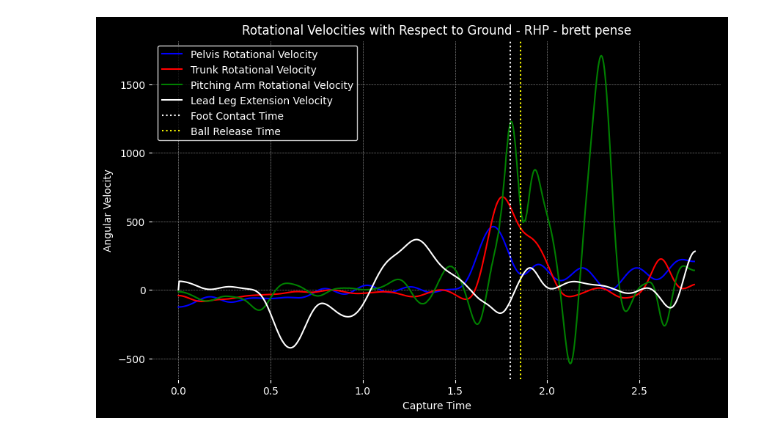
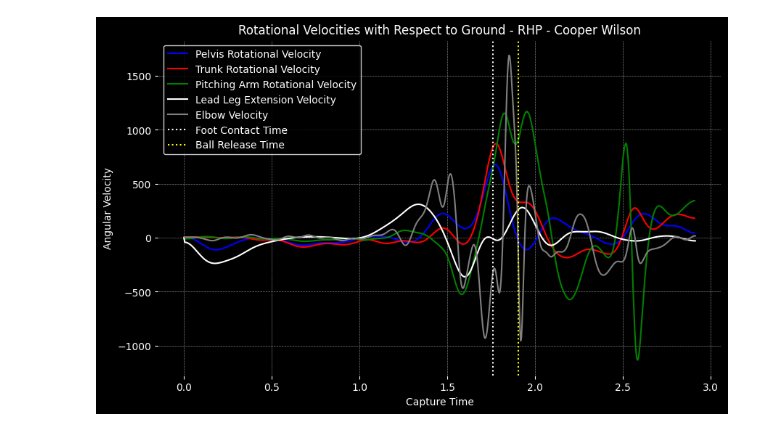
Before and after one commit to sruby8/uplift.ai, a Jupyter notebook: Chart_Uplift_trunk_pelvis_arm.ipynb, the cells around one changed output. Saved outputs shown, nothing was run; the diff lists cells and outputs as text; code cells hidden in the pictures.

```diff
--- a/Chart_Uplift_trunk_pelvis_arm.ipynb
+++ b/Chart_Uplift_trunk_pelvis_arm.ipynb
@@ -5,7 +5,7 @@ import pandas as pd
 import matplotlib.pyplot as plt
 
 # Load dataset
-file_path = "./uplift_data_export_20250118001337.csv"
+file_path = "./uplift_data_export_20250319024322.csv"
 data = pd.read_csv(file_path)
 
 # Define column names
@@ -15,6 +15,8 @@ trunk_velocity_col = "trunk_rotational_velocity_with_respect_to_ground"
 pelvis_velocity_col = "pelvis_rotational_velocity_with_respect_to_ground"
 left_arm_velocity_col = "left_arm_rotational_velocity_with_respect_to_ground"
 right_arm_velocity_col = "right_arm_rotational_velocity_with_respect_to_ground"
+left_elbow_velocity_col = "left_elbow_flexion_velocity"
+right_elbow_velocity_col = "right_elbow_flexion_velocity"
 right_knee_velocity_col = "right_knee_extension_velocity"
 left_knee_velocity_col = "left_knee_extension_velocity"
 foot_contact_time_col = "foot_contact_time"
@@ -31,23 +33,30 @@ pitcherhand = "LHP" if pitcher_handedness == "left" else "RHP"
 # Select appropriate columns based on handedness
 if pitcherhand == "LHP":
     arm_velocity_col = left_arm_velocity_col
+    elbow_velocity_col = left_elbow_velocity_col
     lead_leg_velocity_col = right_knee_velocity_col  # Lead leg for left-handers
 else:
     arm_velocity_col = right_arm_velocity_col
+    elbow_velocity_col = right_elbow_velocity_col
     lead_leg_velocity_col = left_knee_velocity_col  # Lead leg for right-handers
 
 # Extract the necessary columns
-subset_data = data[[handedness_col, arm_velocity_col, time_col, trunk_velocity_col,
+subset_data = data[[handedness_col, arm_velocity_col, elbow_velocity_col, time_col, trunk_velocity_col,
                     pelvis_velocity_col, lead_leg_velocity_col, foot_contact_time_col, ball_release_time_col]].copy()
 
 # Rename columns for clarity
-subset_data.columns = ["handedness", "arm_velocity", "time", "trunk_velocity",
+subset_data.columns = ["handedness", "arm_velocity", "elbow_velocity", "time", "trunk_velocity",
                        "pelvis_velocity", "lead_leg_extension_velocity", "foot_contact_time", "ball_release_time"]
 
 # Multiply velocity values by -1 if LHP (to normalize rotation direction)
 if pitcherhand == "LHP":
     velocity_columns = ["pelvis_velocity", "trunk_velocity", "arm_velocity", "lead_leg_extension_velocity"]
     subset_data[velocity_columns] *= -1
+
+# invert elbow velocity so extension is tracked up in chart
+elbow_velocity_columns = ["elbow_velocity"]
+subset_data[elbow_velocity_columns] *= -1
+
 
 # Locate times for markers safely
 foot_contact_time = subset_data.loc[subset_data["foot_contact_time"] == 0.0, "time"]
@@ -57,31 +66,33 @@ ball_release_time = subset_data.loc[subset_data["ball_release_time"] == 0.0, "ti
 ball_release_time = ball_release_time.min() if not ball_release_time.empty else None
 
 # Create the chart
 plt.figure(figsize=(10, 6), facecolor="black")
 ax = plt.gca()
 ax.set_facecolor("black")
 
 # Plot rotational velocities
 plt.plot(subset_data["time"], subset_data["pelvis_velocity"], color="blue", label="Pelvis Rotational Velocity")
 plt.plot(subset_data["time"], subset_data["trunk_velocity"], color="red", label="Trunk Rotational Velocity")
 plt.plot(subset_data["time"], subset_data["arm_velocity"], color="green", label="Pitching Arm Rotational Velocity")
 plt.plot(subset_data["time"], subset_data["lead_leg_extension_velocity"], color="white", label="Lead Leg Extension Velocity")
+plt.plot(subset_data["time"], subset_data["elbow_velocity"], color="gray", label="Elbow Velocity")
+
 
 # Add vertical markers if they exist
 if foot_contact_time is not None:
     plt.axvline(x=foot_contact_time, color="white", linestyle="dotted", label="Foot Contact Time")
 if ball_release_time is not None:
     plt.axvline(x=ball_release_time, color="yellow", linestyle="dotted", label="Ball Release Time")
 
 # Customizing the chart for night mode
 plt.title(f"Rotational Velocities with Respect to Ground - {pitcherhand} - {athlete_name_chart}", color="white")
 plt.xlabel("Capture Time", color="white")
 plt.ylabel("Angular Velocity", color="white")
 plt.tick_params(colors="white")
 plt.legend(facecolor="black", edgecolor="white", labelcolor="white")
 plt.grid(color="gray", linestyle="--", linewidth=0.5)
 
 # Show the plot
 plt.show()
 # %% [output]
-[figure, old version]
+[figure, new version]
```
